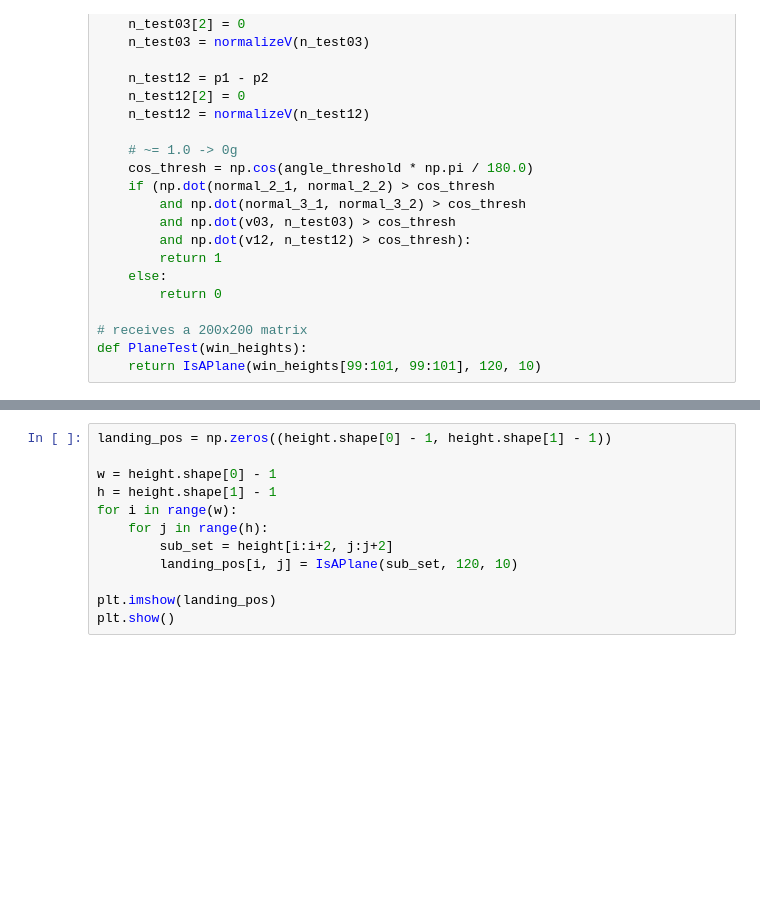
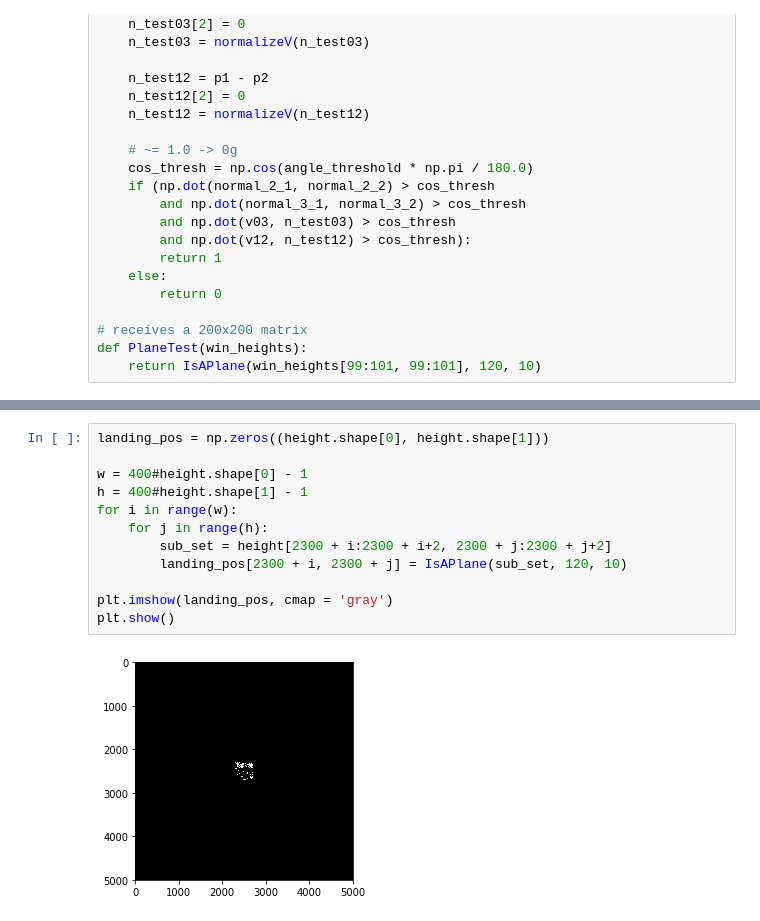
Before and after one commit to schardong/nasa_moon, a Jupyter notebook: planetest.ipynb, the cells around one changed output, grey strips where cells are left out. Drawn from its saved outputs; the diff is of its cells as text; blank space fills up the shorter version.

Commit message:
gray scale planetest result

```diff
--- a/planetest.ipynb
+++ b/planetest.ipynb
@@ -84,15 +84,17 @@ plt.show()
 # %%
-landing_pos = np.zeros((height.shape[0] - 1, height.shape[1] - 1))
+landing_pos = np.zeros((height.shape[0], height.shape[1]))
 
-w = height.shape[0] - 1
-h = height.shape[1] - 1
+w = 400#height.shape[0] - 1
+h = 400#height.shape[1] - 1
 for i in range(w):
     for j in range(h):
-        sub_set = height[i:i+2, j:j+2]
-        landing_pos[i, j] = IsAPlane(sub_set, 120, 10)
+        sub_set = height[2300 + i:2300 + i+2, 2300 + j:2300 + j+2]
+        landing_pos[2300 + i, 2300 + j] = IsAPlane(sub_set, 120, 10)
 
-plt.imshow(landing_pos)
+plt.imshow(landing_pos, cmap = 'gray')
 plt.show()
+# %% [output]
+[figure, added]
 # %%
 %%time
 from multiprocessing import Pool
```
Also changed, not shown: parts of 2 cells of this notebook.
